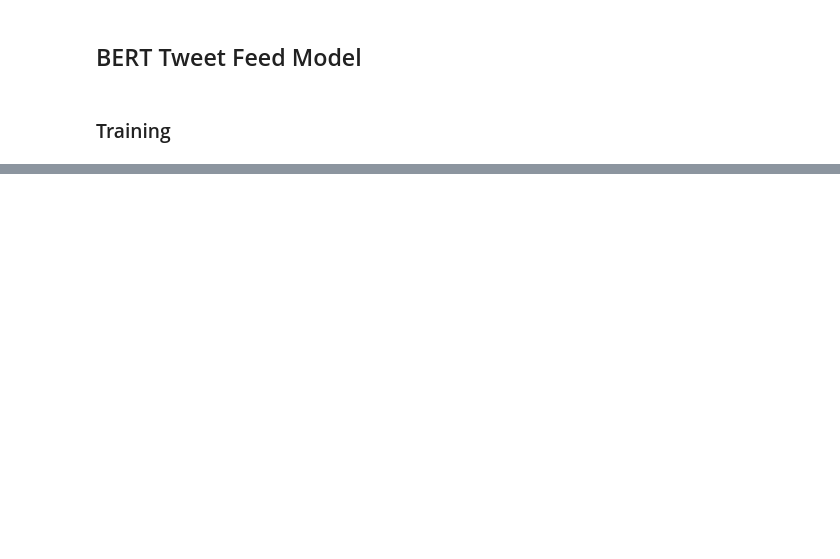
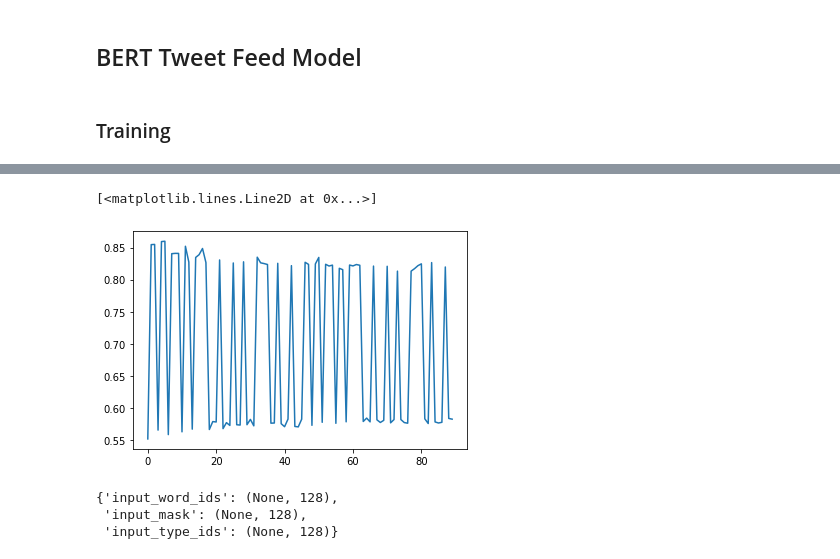
Before and after one commit to Fake-News-Profiling/fnp-models, a Jupyter notebook: classifier/evaluate_initial_bert_models.ipynb, the cells around one changed output, grey strips where cells are left out. Cells and saved outputs as stored; diff of their text form; code cells hidden in the pictures; blank space fills up the shorter version.

```diff
--- a/classifier/evaluate_initial_bert_models.ipynb
+++ b/classifier/evaluate_initial_bert_models.ipynb
@@ -204,0 +874,20 @@ with tf.device('gpu:0'):
+# %%
+# COPIED FROM https://www.tensorflow.org/guide/keras/writing_a_training_loop_from_scratch
+bert_model = bclf.create_bert_model(bert_encoder_individual, 128)
+bert_optimizer = Adam(lr=1e-5)
+bert_loss_fn = tf.keras.losses.BinaryCrossentropy()
+# %%
+def create_clf_model():
+    input_layer = Input(shape=(100,))
+    dense_out = Dense(1, activation="sigmoid")(input_layer)
+    return tf.keras.Model(inputs=input_layer, outputs=dense_out)
+
+clf_model = create_clf_model()
+clf_optimizer = Adam(lr=1e-5)
+clf_loss_fn = tf.keras.losses.BinaryCrossentropy()
+clf_train_acc_metric = tf.keras.metrics.BinaryAccuracy()
+clf_val_acc_metric = tf.keras.metrics.BinaryAccuracy()
+# %%
+train_dataset = tf.data.Dataset.from_tensor_slices((x_copy_re, y_copy_re))
+train_dataset = train_dataset.batch(6) # users per batch
+train_dataset
@@ -204,0 +958,22 @@ with tf.device('gpu:0'):
+# %%
+# Modified FROM https://www.tensorflow.org/guide/keras/writing_a_training_loop_from_scratch
+import time
+
+total_loss = []
+
+with tf.device('cpu:0'):
+    epochs = 10
+    for epoch in range(epochs):
+        print(f"\nEpoch {epoch}/{epochs}")
+        epoch_loss = []
+
+        for step, (x_batch_train, y_batch_train) in enumerate(train_dataset):
+            batch_loss = train_step(x_batch_train, y_batch_train)
+            epoch_loss.append(batch_loss)
+            print(f"> Batch {step}: loss={batch_loss}, accuracy={clf_train_acc_metric.result()}")
+
+        print("Training acc over epoch: %.4f" % (float(clf_train_acc_metric.result()),))
+
+        # Reset training metrics at the end of each epoch
+        clf_train_acc_metric.reset_states()
+        total_loss.append(epoch_loss)
@@ -204,0 +1000,11 @@ with tf.device('gpu:0'):
+# %%
+plt.plot(np.arange(0, 90, 1), total_loss)
+# %% [output]
+[<matplotlib.lines.Line2D at 0x...>]
+[figure, added]
+# %%
+bert_model.input_shape
+# %% [output]
+{'input_word_ids': (None, 128),
+ 'input_mask': (None, 128),
+ 'input_type_ids': (None, 128)}
```
Also changed, not shown: parts of 49 cells of this notebook, 2 other files.
